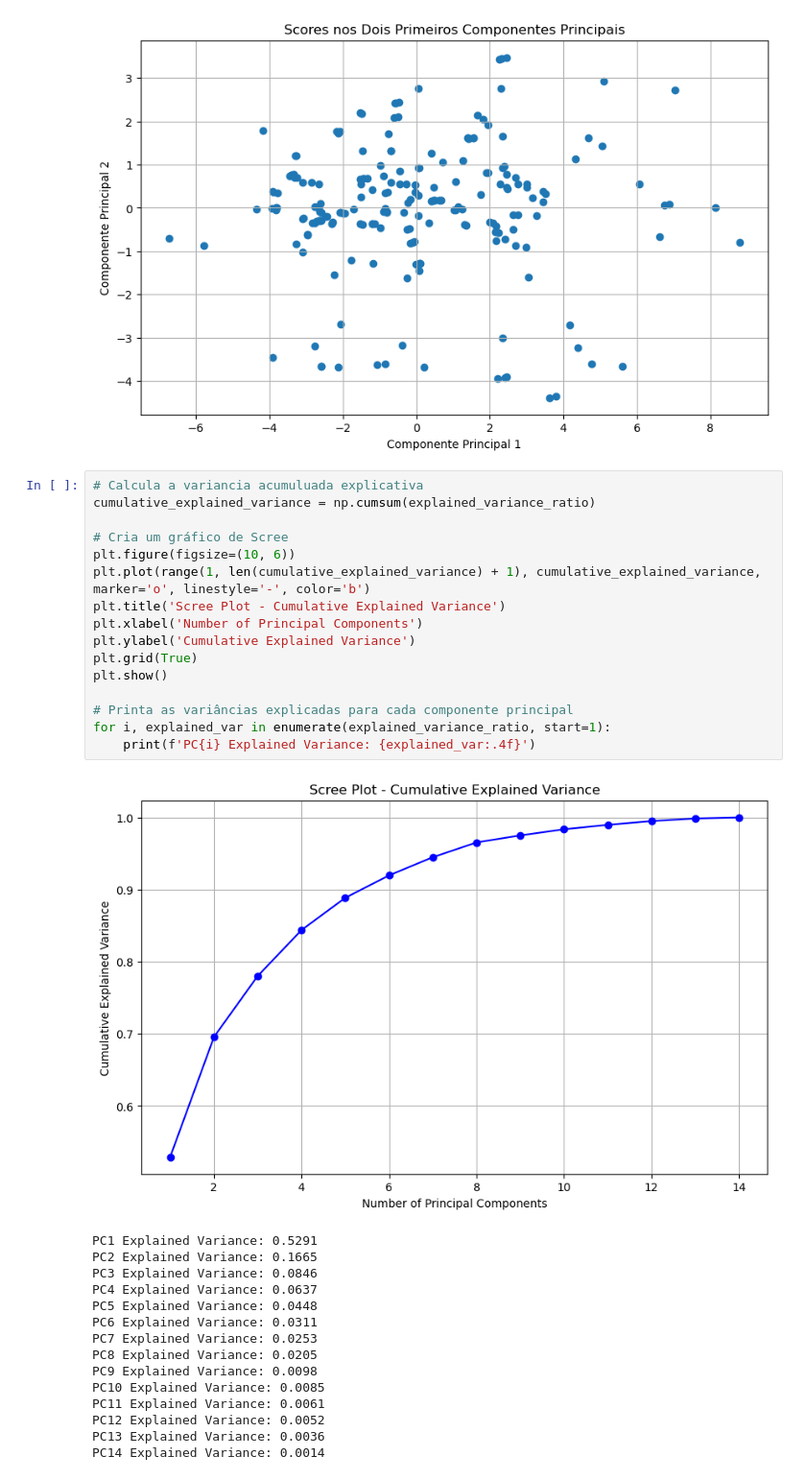
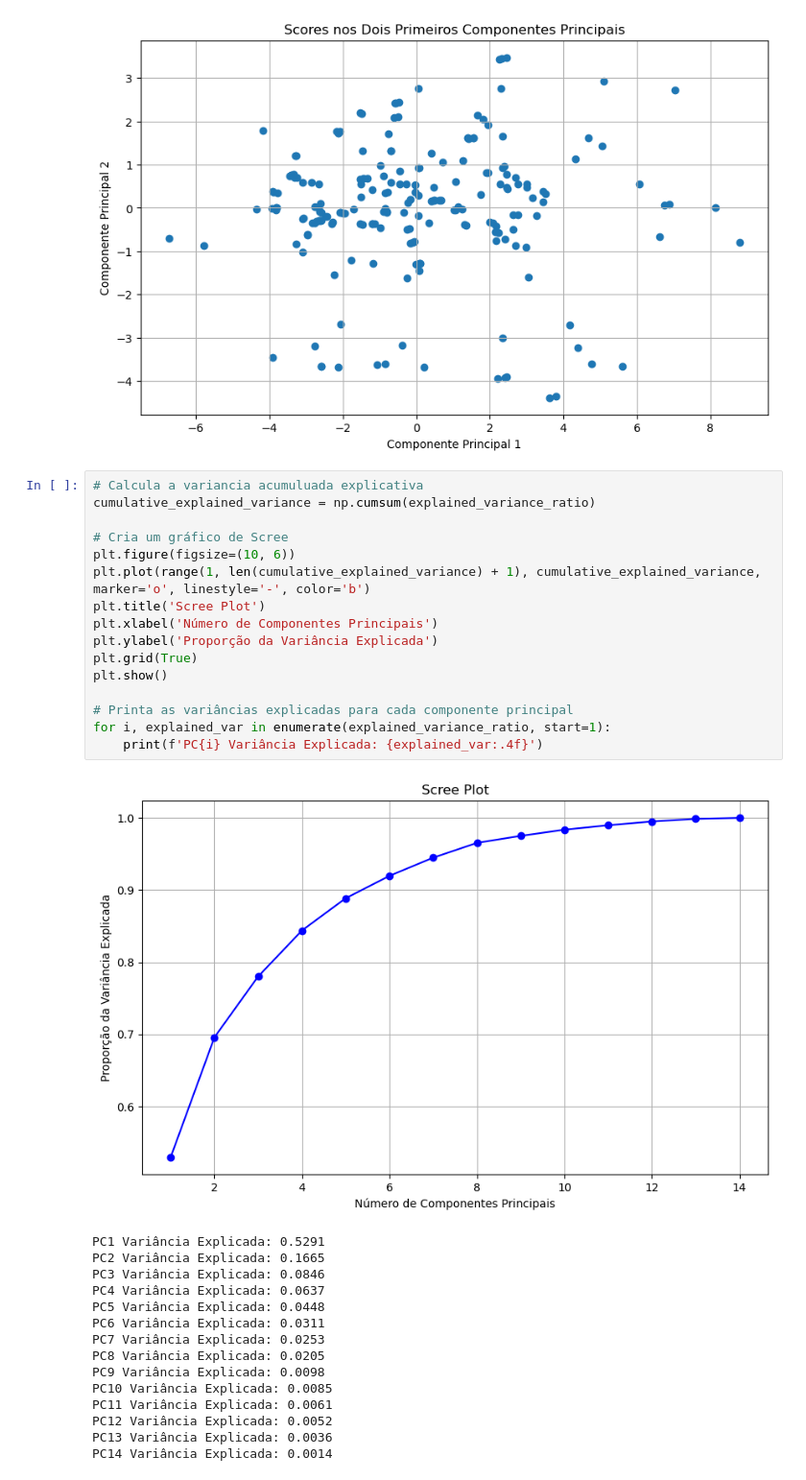
Before and after one commit to devgabrielmarcondes/cars-pca, a Jupyter notebook: main.ipynb, the cells around one changed output. Shown: that part at 96% size. Drawn from its saved outputs; the diff is of its cells as text.

Commit message:
refactor: change in some plots

```diff
--- a/main.ipynb
+++ b/main.ipynb
@@ -100,32 +85,32 @@ plt.show()
 # %%
 # Calcula a variancia acumuluada explicativa
 cumulative_explained_variance = np.cumsum(explained_variance_ratio)
 
 # Cria um gráfico de Scree
 plt.figure(figsize=(10, 6))
 plt.plot(range(1, len(cumulative_explained_variance) + 1), cumulative_explained_variance, marker='o', linestyle='-', color='b')
-plt.title('Scree Plot - Cumulative Explained Variance')
-plt.xlabel('Number of Principal Components')
-plt.ylabel('Cumulative Explained Variance')
+plt.title('Scree Plot')
+plt.xlabel('Número de Componentes Principais')
+plt.ylabel('Proporção da Variância Explicada')
 plt.grid(True)
 plt.show()
 
 # Printa as variâncias explicadas para cada componente principal
 for i, explained_var in enumerate(explained_variance_ratio, start=1):
-    print(f'PC{i} Explained Variance: {explained_var:.4f}')
+    print(f'PC{i} Variância Explicada: {explained_var:.4f}')
 # %% [output]
-[figure, old version]
+[figure, new version]
-PC1 Explained Variance: 0.5291
-PC2 Explained Variance: 0.1665
-PC3 Explained Variance: 0.0846
-PC4 Explained Variance: 0.0637
-PC5 Explained Variance: 0.0448
-PC6 Explained Variance: 0.0311
-PC7 Explained Variance: 0.0253
-PC8 Explained Variance: 0.0205
-PC9 Explained Variance: 0.0098
-PC10 Explained Variance: 0.0085
-PC11 Explained Variance: 0.0061
-PC12 Explained Variance: 0.0052
-PC13 Explained Variance: 0.0036
-PC14 Explained Variance: 0.0014
+PC1 Variância Explicada: 0.5291
+PC2 Variância Explicada: 0.1665
+PC3 Variância Explicada: 0.0846
+PC4 Variância Explicada: 0.0637
+PC5 Variância Explicada: 0.0448
+PC6 Variância Explicada: 0.0311
+PC7 Variância Explicada: 0.0253
+PC8 Variância Explicada: 0.0205
+PC9 Variância Explicada: 0.0098
+PC10 Variância Explicada: 0.0085
+PC11 Variância Explicada: 0.0061
+PC12 Variância Explicada: 0.0052
+PC13 Variância Explicada: 0.0036
+PC14 Variância Explicada: 0.0014
```
Also changed, not shown: parts of 5 cells of this notebook.
